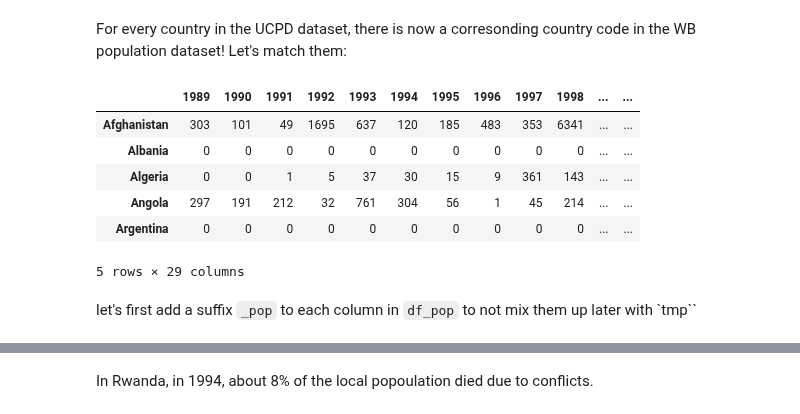
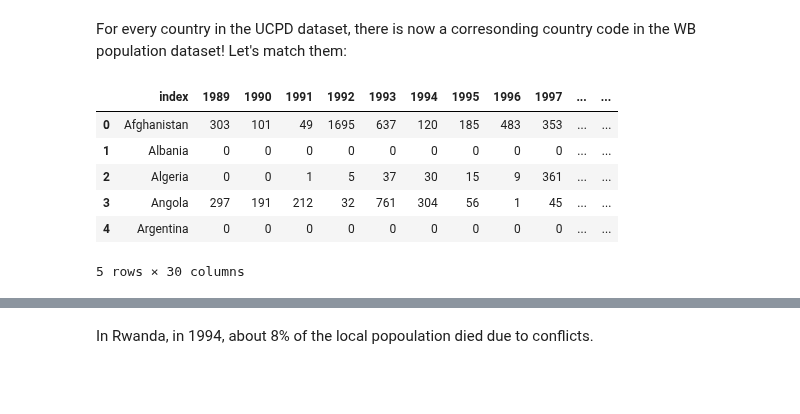
Before and after one commit to armand33/applied_data_analysis_2017, a Jupyter notebook: project/notebooks/milestone_2.ipynb, the cells around one changed output, grey strips where cells are left out. Drawn from its saved outputs; the diff is of its cells as text; code cells hidden in the pictures; blank space fills up the shorter version.

```diff
--- a/project/notebooks/milestone_2.ipynb
+++ b/project/notebooks/milestone_2.ipynb
@@ -839,14 +827,13 @@ for c in tmp.code:
 # %% [markdown]
 For every country in the UCPD dataset, there is now a corresonding country code in the WB population dataset! Let's match them:
 # %%
+tmp.reset_index(inplace=True)
 tmp.head()
 # %% [output]
-|  | 1989 | 1990 | 1991 | 1992 | 1993 | 1994 | 1995 | 1996 | 1997 | 1998 | ... | ... |
-| Afghanistan | 303 | 101 | 49 | 1695 | 637 | 120 | 185 | 483 | 353 | 6341 | ... | ... |
-| Albania | 0 | 0 | 0 | 0 | 0 | 0 | 0 | 0 | 0 | 0 | ... | ... |
-| Algeria | 0 | 0 | 1 | 5 | 37 | 30 | 15 | 9 | 361 | 143 | ... | ... |
-| Angola | 297 | 191 | 212 | 32 | 761 | 304 | 56 | 1 | 45 | 214 | ... | ... |
-| Argentina | 0 | 0 | 0 | 0 | 0 | 0 | 0 | 0 | 0 | 0 | ... | ... |
+|  | index | 1989 | 1990 | 1991 | 1992 | 1993 | 1994 | 1995 | 1996 | 1997 | ... | ... |
+| 0 | Afghanistan | 303 | 101 | 49 | 1695 | 637 | 120 | 185 | 483 | 353 | ... | ... |
+| 1 | Albania | 0 | 0 | 0 | 0 | 0 | 0 | 0 | 0 | 0 | ... | ... |
+| 2 | Algeria | 0 | 0 | 1 | 5 | 37 | 30 | 15 | 9 | 361 | ... | ... |
+| 3 | Angola | 297 | 191 | 212 | 32 | 761 | 304 | 56 | 1 | 45 | ... | ... |
+| 4 | Argentina | 0 | 0 | 0 | 0 | 0 | 0 | 0 | 0 | 0 | ... | ... |
-5 rows × 29 columns
+5 rows × 30 columns
-# %% [markdown]
-let's first add a suffix `_pop` to each column in `df_pop` to not mix them up later with `tmp``
```
Also changed, not shown: parts of 36 cells of this notebook, 2 other files.
